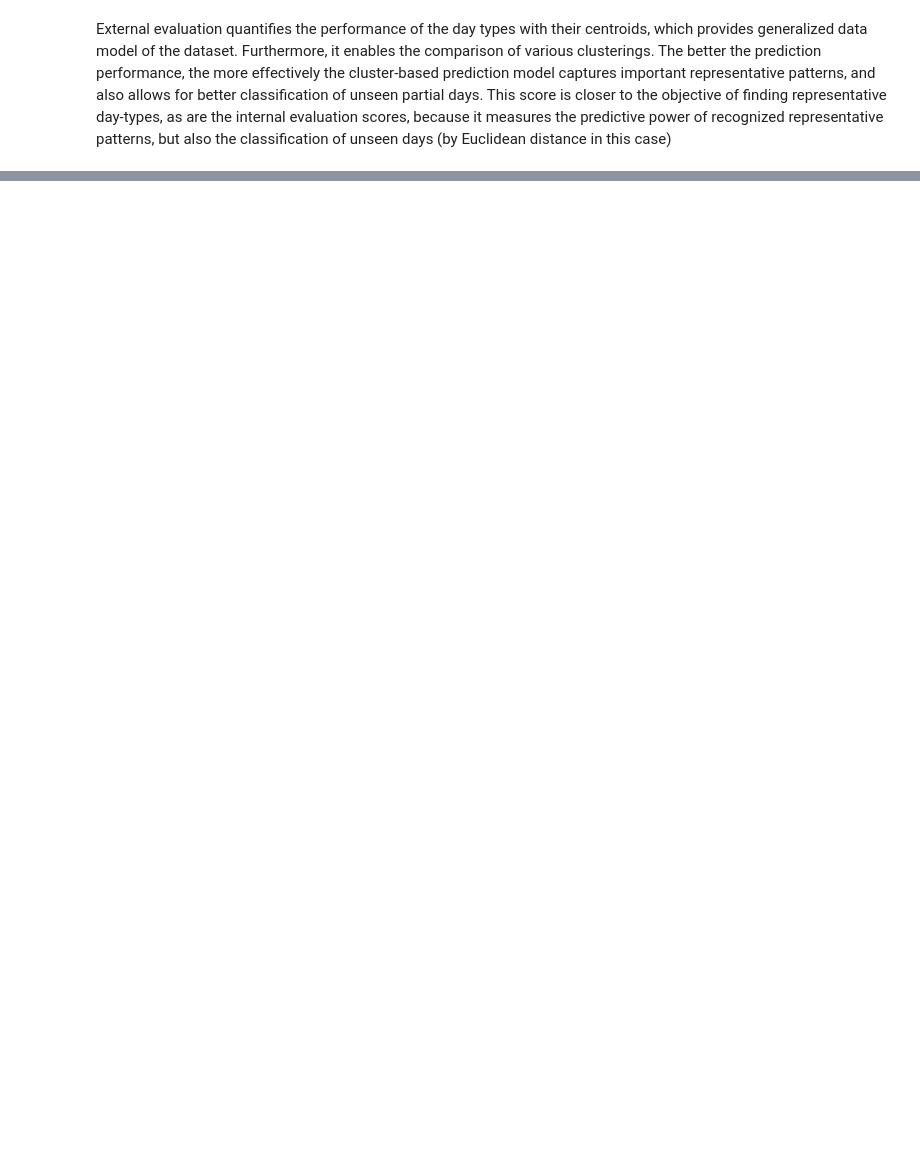
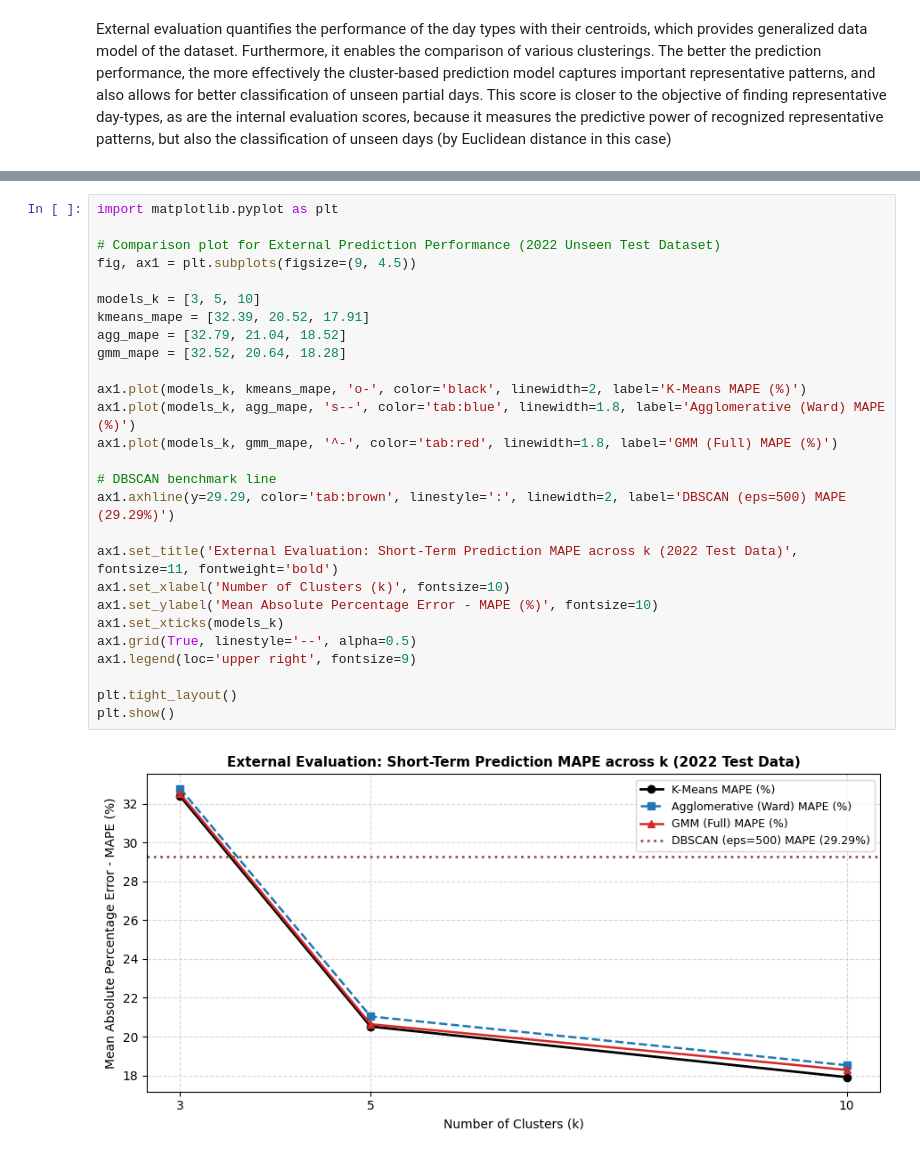
Before and after one commit to rzapatam/AI_Transportation_Assignments, a Jupyter notebook: Assignment 3_Clustering/Assignment_3_Clustering.ipynb, the cells around one changed output, grey strips where cells are left out. Drawn from its saved outputs; the diff is of its cells as text; blank space fills up the shorter version.

```diff
--- a/Assignment 3_Clustering/Assignment_3_Clustering.ipynb
+++ b/Assignment 3_Clustering/Assignment_3_Clustering.ipynb
@@ -1080,0 +1224,29 @@ External evaluation quantifies the performance of the day types with their centr
+# %%
+import matplotlib.pyplot as plt
+
+# Comparison plot for External Prediction Performance (2022 Unseen Test Dataset)
+fig, ax1 = plt.subplots(figsize=(9, 4.5))
+
+models_k = [3, 5, 10]
+kmeans_mape = [32.39, 20.52, 17.91]
+agg_mape = [32.79, 21.04, 18.52]
+gmm_mape = [32.52, 20.64, 18.28]
+
+ax1.plot(models_k, kmeans_mape, 'o-', color='black', linewidth=2, label='K-Means MAPE (%)')
+ax1.plot(models_k, agg_mape, 's--', color='tab:blue', linewidth=1.8, label='Agglomerative (Ward) MAPE (%)')
+ax1.plot(models_k, gmm_mape, '^-', color='tab:red', linewidth=1.8, label='GMM (Full) MAPE (%)')
+
+# DBSCAN benchmark line
+ax1.axhline(y=29.29, color='tab:brown', linestyle=':', linewidth=2, label='DBSCAN (eps=500) MAPE (29.29%)')
+
+ax1.set_title('External Evaluation: Short-Term Prediction MAPE across k (2022 Test Data)', fontsize=11, fontweight='bold')
+ax1.set_xlabel('Number of Clusters (k)', fontsize=10)
+ax1.set_ylabel('Mean Absolute Percentage Error - MAPE (%)', fontsize=10)
+ax1.set_xticks(models_k)
+ax1.grid(True, linestyle='--', alpha=0.5)
+ax1.legend(loc='upper right', fontsize=9)
+
+plt.tight_layout()
+plt.show()
+# %% [output]
+[figure, added]
```
Also changed, not shown: parts of 4 cells of this notebook.
